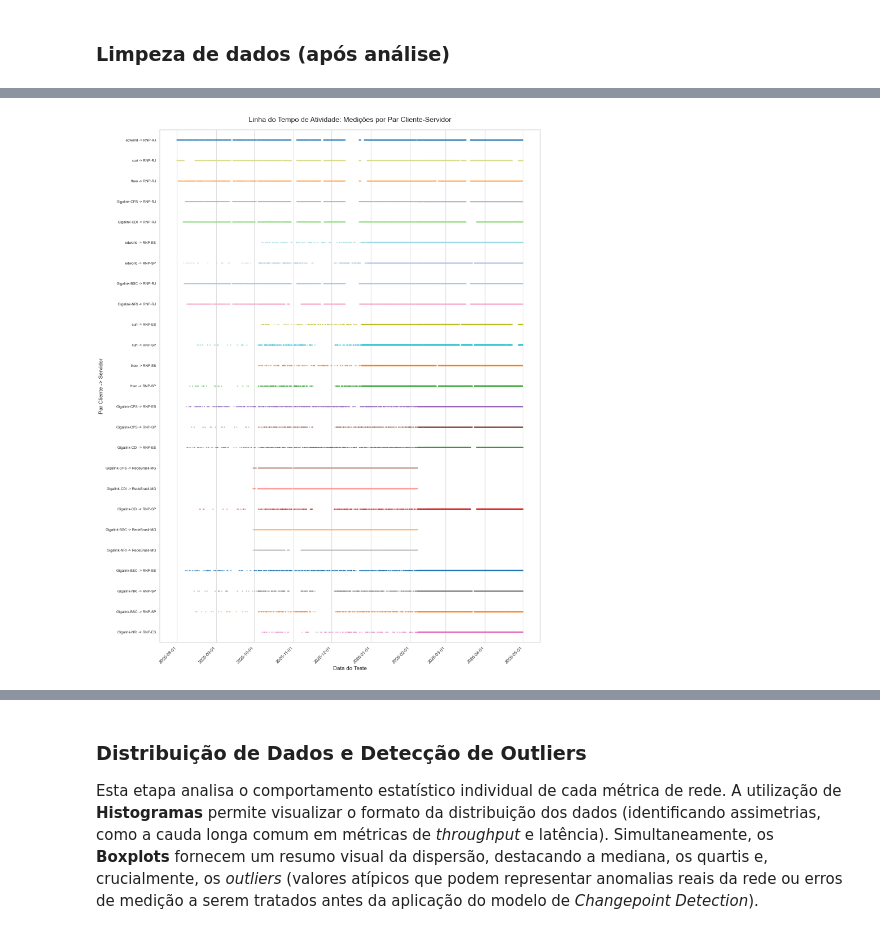
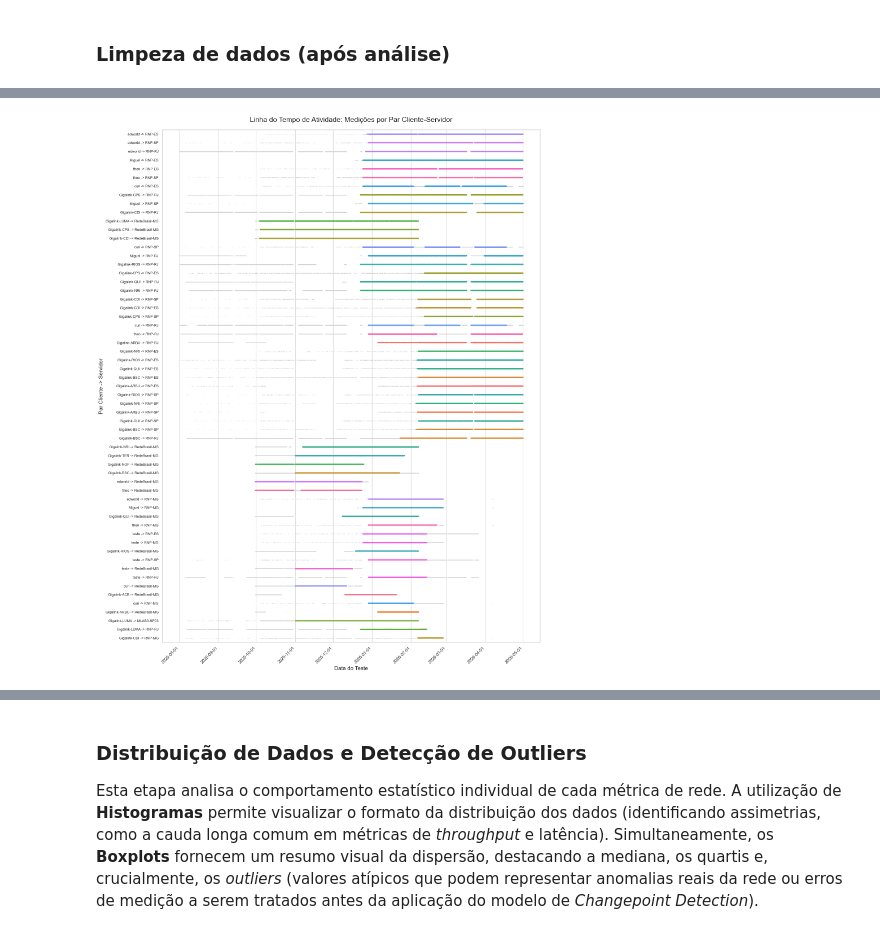
Before and after one commit to lhscaldas/Mestrado, a Jupyter notebook: ndt_analysis.ipynb, the cells around one changed output, grey strips where cells are left out. Cells and saved outputs as stored; diff of their text form; code cells hidden in the pictures.

```diff
--- a/ndt_analysis.ipynb
+++ b/ndt_analysis.ipynb
@@ -409,43 +485,47 @@ Total de pares cliente-servidor distintos: 25
 # %%
-import seaborn as sns
-import matplotlib.pyplot as plt
-import matplotlib.dates as mdates
-
-# Garante que a coluna de par exista
-if 'client_server_pair' not in df_clean.columns:
-    df_clean['client_server_pair'] = df_clean['client_name'] + " -> " + df_clean['server_name']
-
 # 1. Cria a lista com os PARES ordenados pelo volume de uso
 ordem_pares = df_clean['client_server_pair'].value_counts().index
 
 sns.set_theme(style="whitegrid")
 plt.figure(figsize=(16, 20)) # Aumentei a altura para acomodar os pares
 
 # 2. Usando STRIPPLOT por Par
 sns.stripplot(
+    data=df,
+    x='timestamp',
+    y='client_server_pair',
+    color='lightgray',
+    size=2,
+    alpha=0.5,
+    order=ordem_pares,
+    jitter=False,
+    zorder=1
+)
+sns.stripplot(
     data=df_clean,
     x='timestamp',
     y='client_server_pair',
     hue='client_server_pair',
-    palette='tab20',
-    size=3,             # Pontos menores para evitar sobreposição excessiva
-    alpha=0.5,
+    palette="husl",
+    size=3,
+    alpha=0.8,
     legend=False,
-    order=ordem_pares[:50],
-    jitter=False        # Mantém os pontos em linha reta para facilitar ver buracos no tempo
+    order=ordem_pares,
+    jitter=False,
+    zorder=2
 )
 
 plt.title('Linha do Tempo de Atividade: Medições por Par Cliente-Servidor', fontsize=18, pad=20)
 plt.xlabel('Data do Teste', fontsize=14)
 plt.ylabel('Par Cliente -> Servidor', fontsize=14)
 
 # Formatação do eixo X (Tempo)
 plt.gca().xaxis.set_major_formatter(mdates.DateFormatter('%Y-%m-%d'))
 plt.gca().xaxis.set_major_locator(mdates.AutoDateLocator())
 plt.xticks(rotation=45, ha='right', fontsize=11)
 plt.yticks(fontsize=9) # Fonte menor para os nomes dos pares
 
 plt.tight_layout()
 plt.show()
 # %% [output]
-[figure, old version]
+[figure, new version]
```
Also changed, not shown: parts of 12 cells of this notebook, 1 other file.
